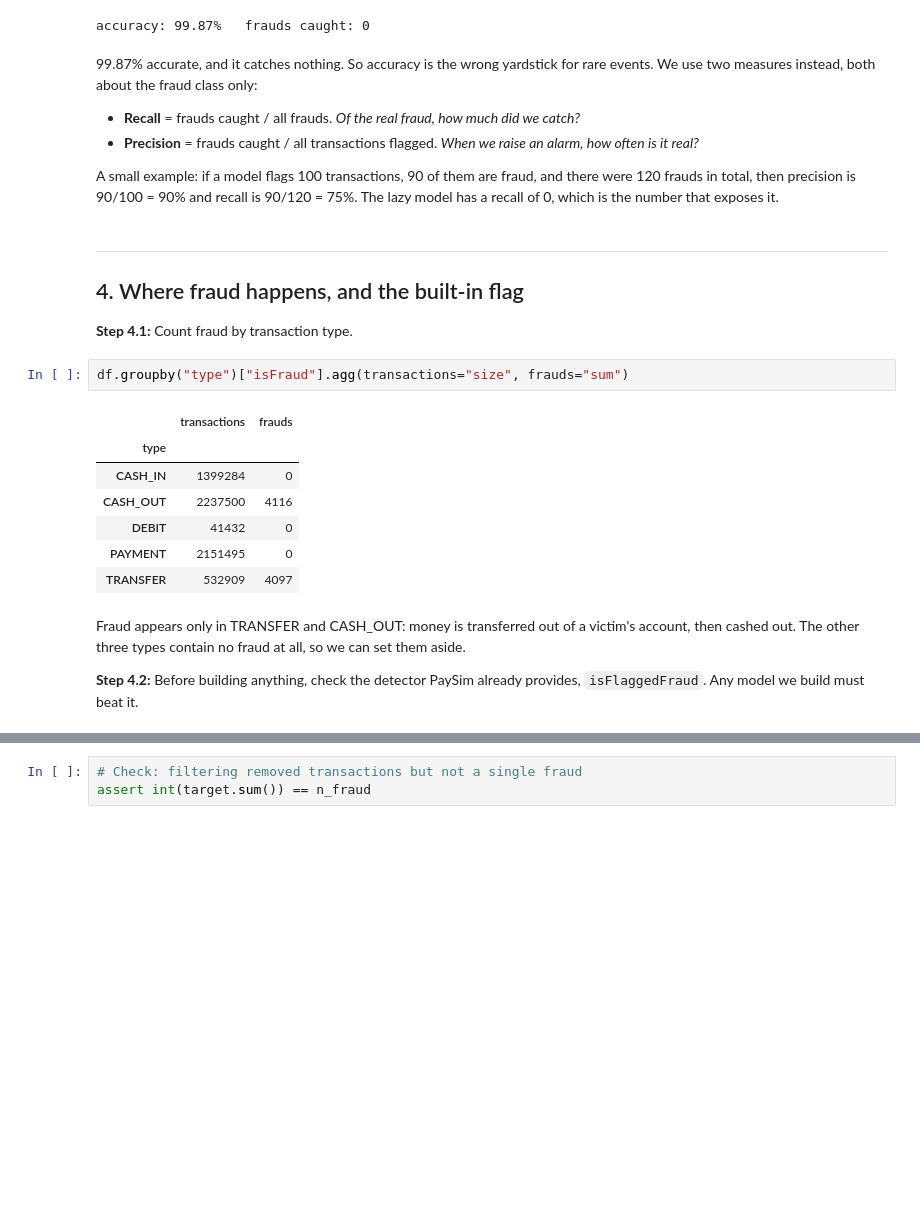
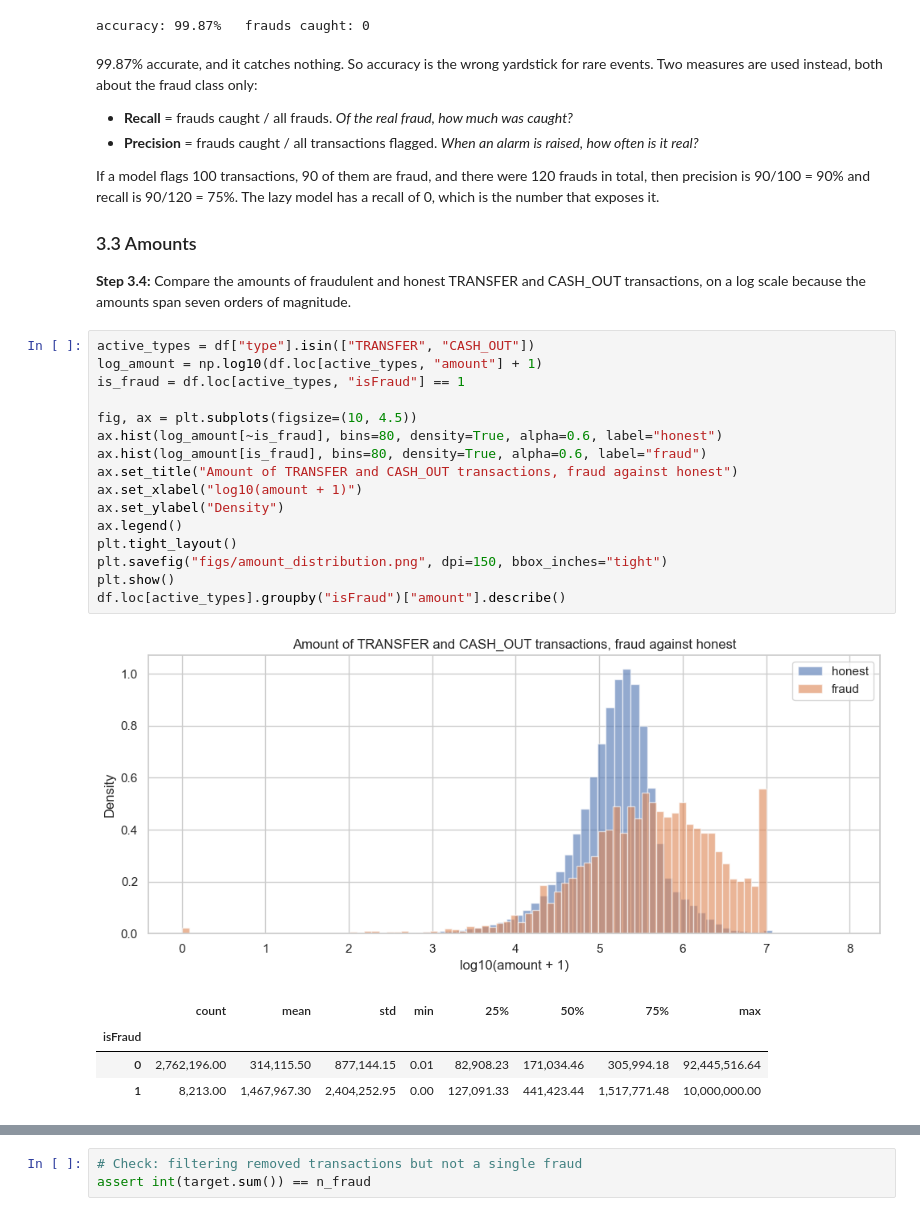
Before and after one commit to alvenyuka/Fraud-Detection-System, a Jupyter notebook: Fraud_Detection_System.ipynb, the cells around one changed output, grey strips where cells are left out. Cells and saved outputs as stored; diff of their text form; blank space fills up the shorter version.

```diff
--- a/Fraud_Detection_System.ipynb
+++ b/Fraud_Detection_System.ipynb
@@ -147,33 +220,38 @@ print(f"accuracy: {accuracy:.2%}   frauds caught: {frauds_caught}")
 # %% [output]
 accuracy: 99.87%   frauds caught: 0
 # %% [markdown]
-99.87% accurate, and it catches nothing. So accuracy is the wrong yardstick for rare events. We use two
-measures instead, both about the fraud class only:
+99.87% accurate, and it catches nothing. So accuracy is the wrong yardstick for rare events. Two measures are
+used instead, both about the fraud class only:
 
-- **Recall** = frauds caught / all frauds. *Of the real fraud, how much did we catch?*
-- **Precision** = frauds caught / all transactions flagged. *When we raise an alarm, how often is it real?*
+- **Recall** = frauds caught / all frauds. *Of the real fraud, how much was caught?*
+- **Precision** = frauds caught / all transactions flagged. *When an alarm is raised, how often is it real?*
 
-A small example: if a model flags 100 transactions, 90 of them are fraud, and there were 120 frauds in total,
-then precision is 90/100 = 90% and recall is 90/120 = 75%. The lazy model has a recall of 0, which is the
-number that exposes it.
+If a model flags 100 transactions, 90 of them are fraud, and there were 120 frauds in total, then precision is
+90/100 = 90% and recall is 90/120 = 75%. The lazy model has a recall of 0, which is the number that exposes it.
+
+### 3.3 Amounts
+
+**Step 3.4:** Compare the amounts of fraudulent and honest TRANSFER and CASH_OUT transactions, on a log scale
+because the amounts span seven orders of magnitude.
-# %% [markdown]
----
-## 4. Where fraud happens, and the built-in flag
-
-**Step 4.1:** Count fraud by transaction type.
-# %%
-df.groupby("type")["isFraud"].agg(transactions="size", frauds="sum")
-# %% [output]
-|  | transactions | frauds |
-| type |  |  |
-| CASH_IN | 1399284 | 0 |
-| CASH_OUT | 2237500 | 4116 |
-| DEBIT | 41432 | 0 |
-| PAYMENT | 2151495 | 0 |
-| TRANSFER | 532909 | 4097 |
-# %% [markdown]
-Fraud appears only in TRANSFER and CASH_OUT: money is transferred out of a victim's account, then cashed out.
-The other three types contain no fraud at all, so we can set them aside.
-
-**Step 4.2:** Before building anything, check the detector PaySim already provides, `isFlaggedFraud`. Any model
-we build must beat it.
+# %%
+active_types = df["type"].isin(["TRANSFER", "CASH_OUT"])
+log_amount = np.log10(df.loc[active_types, "amount"] + 1)
+is_fraud = df.loc[active_types, "isFraud"] == 1
+
+fig, ax = plt.subplots(figsize=(10, 4.5))
+ax.hist(log_amount[~is_fraud], bins=80, density=True, alpha=0.6, label="honest")
+ax.hist(log_amount[is_fraud], bins=80, density=True, alpha=0.6, label="fraud")
+ax.set_title("Amount of TRANSFER and CASH_OUT transactions, fraud against honest")
+ax.set_xlabel("log10(amount + 1)")
+ax.set_ylabel("Density")
+ax.legend()
+plt.tight_layout()
+plt.savefig("figs/amount_distribution.png", dpi=150, bbox_inches="tight")
+plt.show()
+df.loc[active_types].groupby("isFraud")["amount"].describe()
+# %% [output]
+[figure, added]
+|  | count | mean | std | min | 25% | 50% | 75% | max |
+| isFraud |  |  |  |  |  |  |  |  |
+| 0 | 2,762,196.00 | 314,115.50 | 877,144.15 | 0.01 | 82,908.23 | 171,034.46 | 305,994.18 | 92,445,516.64 |
+| 1 | 8,213.00 | 1,467,967.30 | 2,404,252.95 | 0.00 | 127,091.33 | 441,423.44 | 1,517,771.48 | 10,000,000.00 |
```
Also changed, not shown: parts of 125 cells of this notebook, 17 other files.
